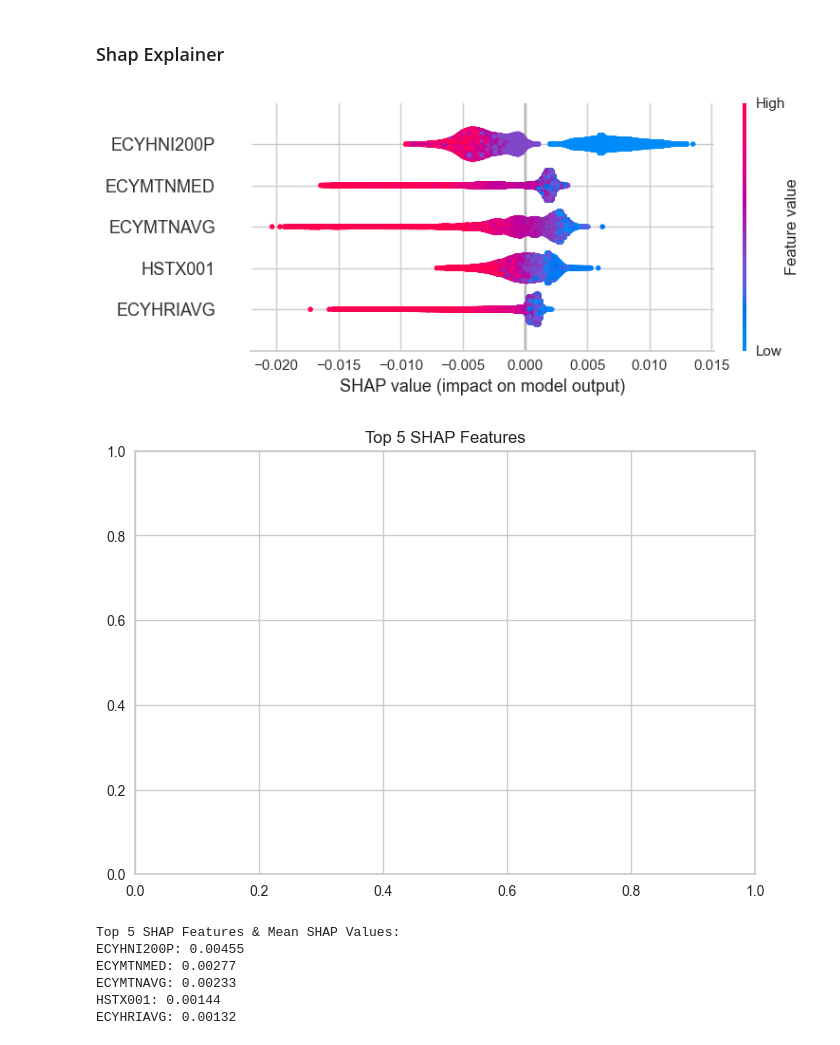
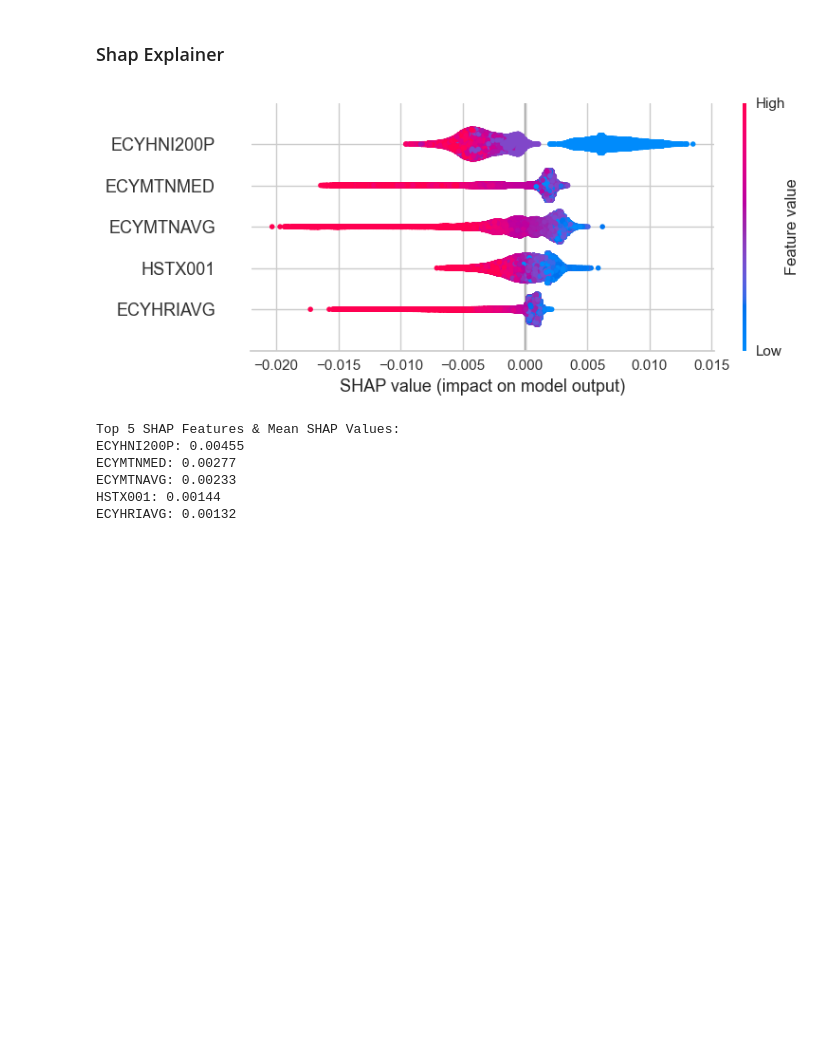
Before and after one commit to noahkostesku/CanadianHouseholdAnalysis, a Jupyter notebook: CanadianHouseholdAnalysis.ipynb, the cells around one changed output. Saved outputs shown, nothing was run; the diff lists cells and outputs as text; code cells hidden in the pictures; blank space fills up the shorter version.

```diff
--- a/CanadianHouseholdAnalysis.ipynb
+++ b/CanadianHouseholdAnalysis.ipynb
@@ -1006,25 +1097,22 @@ Bootstrap R² CI: [0.88985007 0.89315076]
 # %%
 # Create TreeExplainer and calculate SHAP values
 explainer = shap.Explainer(best_xgb)
 shap_values = explainer(X_test)
 
 # Plot summary
 shap.summary_plot(shap_values, X_test, max_display=5)
-plt.title("Top 5 SHAP Features")
-plt.show()
 
 # Get mean absolute SHAP values
 mean_abs_shap = shap_values.abs.mean(0)
 top_5_idx = mean_abs_shap.values.argsort()[-5:][::-1]
 top_5_names = X_test.columns[top_5_idx]
 
 print("Top 5 SHAP Features & Mean SHAP Values:")
 for i in range(5):
     value = mean_abs_shap.values[top_5_idx[i]]  # extract raw float
     print(f"{top_5_names[i]}: {value:.5f}")
 # %% [output]
-[figure, old version]
+[figure, new version]
-[figure, removed]
 Top 5 SHAP Features & Mean SHAP Values:
 ECYHNI200P: 0.00455
 ECYMTNMED: 0.00277
```
Also changed, not shown: parts of 11 cells of this notebook.
